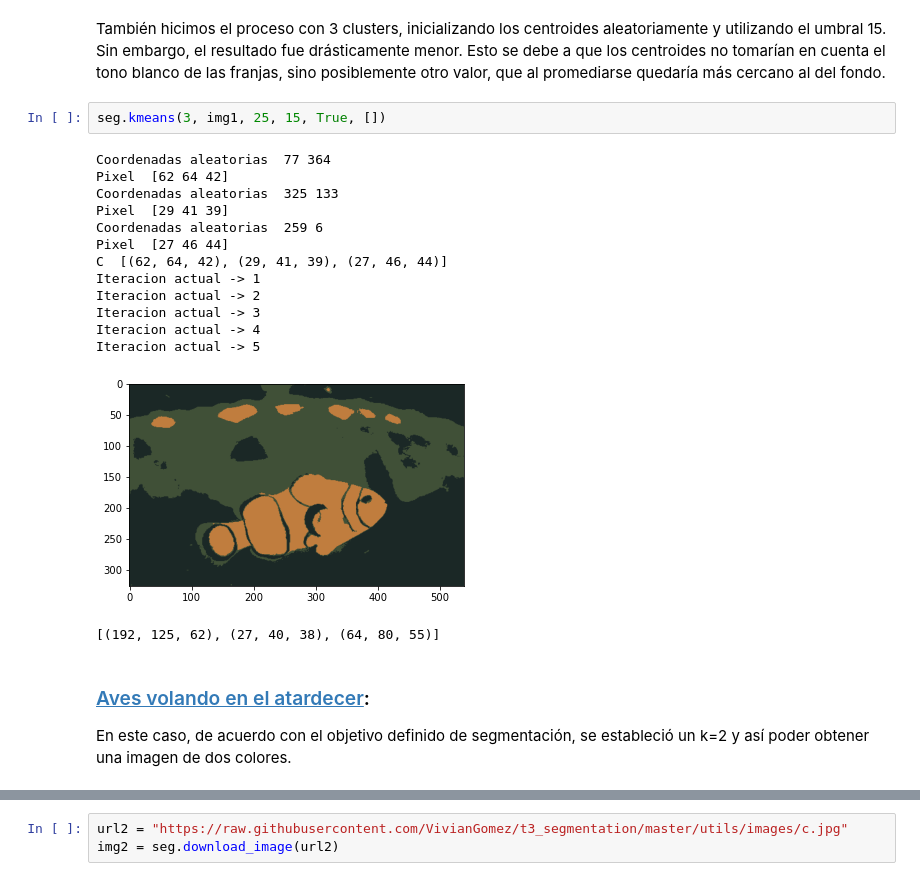
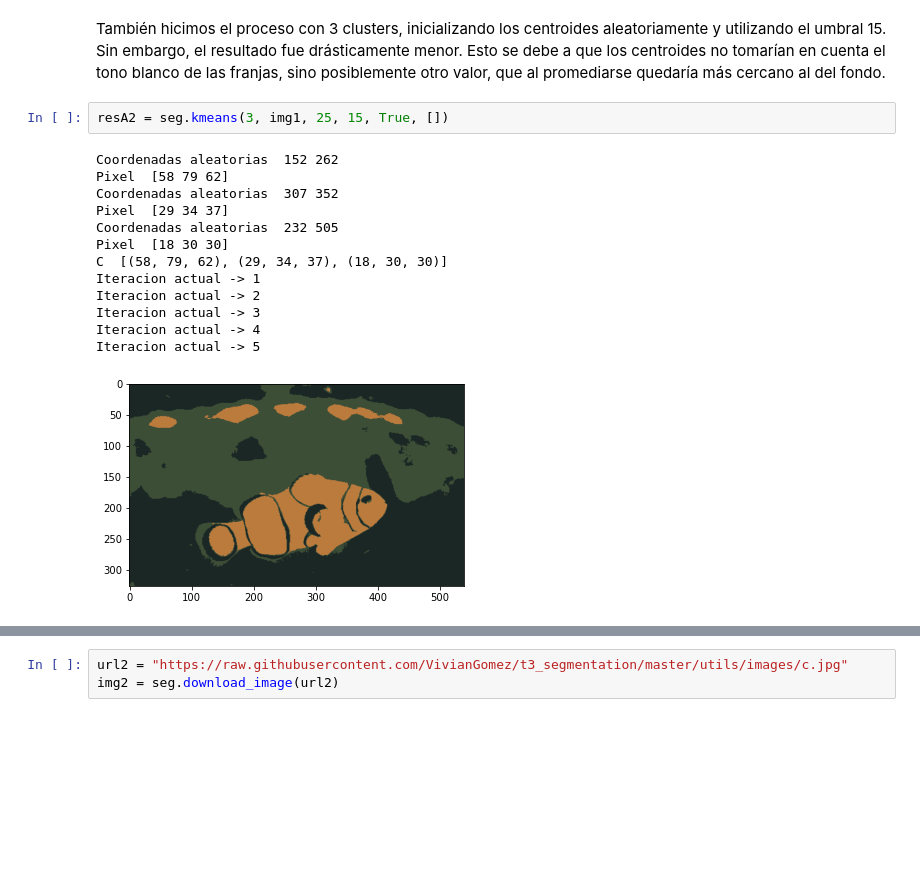
Before and after one commit to VivianGomez/t3_segmentation, a Jupyter notebook: t3_segmentation.ipynb, the cells around one changed output, grey strips where cells are left out. Cells and saved outputs as stored; diff of their text form; blank space fills up the shorter version.

```diff
--- a/t3_segmentation.ipynb
+++ b/t3_segmentation.ipynb
@@ -81,22 +87,18 @@ Iteracion actual -> 2
 # %% [markdown]
 También hicimos el proceso con 3 clusters, inicializando los centroides aleatoriamente y utilizando el umbral 15. Sin embargo, el resultado fue drásticamente menor. Esto se debe a que los centroides no tomarían en cuenta el tono blanco de las franjas, sino posiblemente otro valor, que al promediarse quedaría más cercano al del fondo.
 # %%
-seg.kmeans(3, img1, 25, 15, True, [])
+resA2 = seg.kmeans(3, img1, 25, 15, True, [])
 # %% [output]
-Coordenadas aleatorias  77 364
-Pixel  [62 64 42]
-Coordenadas aleatorias  325 133
-Pixel  [29 41 39]
-Coordenadas aleatorias  259 6
-Pixel  [27 46 44]
-C  [(62, 64, 42), (29, 41, 39), (27, 46, 44)]
+Coordenadas aleatorias  152 262
+Pixel  [58 79 62]
+Coordenadas aleatorias  307 352
+Pixel  [29 34 37]
+Coordenadas aleatorias  232 505
+Pixel  [18 30 30]
+C  [(58, 79, 62), (29, 34, 37), (18, 30, 30)]
 Iteracion actual -> 1
 Iteracion actual -> 2
 Iteracion actual -> 3
 Iteracion actual -> 4
 Iteracion actual -> 5
-[figure, old version]
+[figure, new version]
-[(192, 125, 62), (27, 40, 38), (64, 80, 55)]
-# %% [markdown]
-### [Aves volando en el atardecer](https://raw.githubusercontent.com/VivianGomez/t3_segmentation/master/utils/images/c.jpg):
-En este caso, de acuerdo con el objetivo definido de segmentación, se estableció un k=2 y así poder obtener una imagen de dos colores.
```
Also changed, not shown: parts of 11 cells of this notebook, 7 other files.
